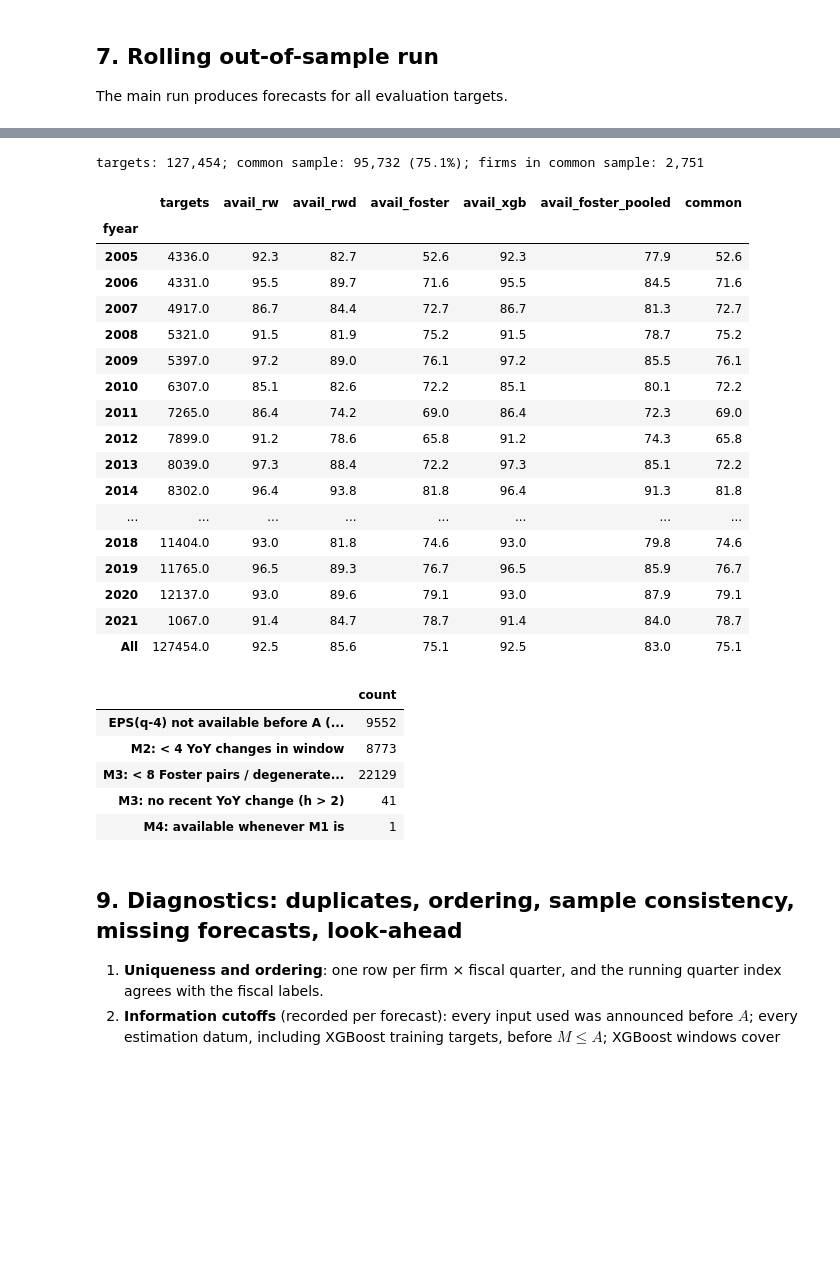
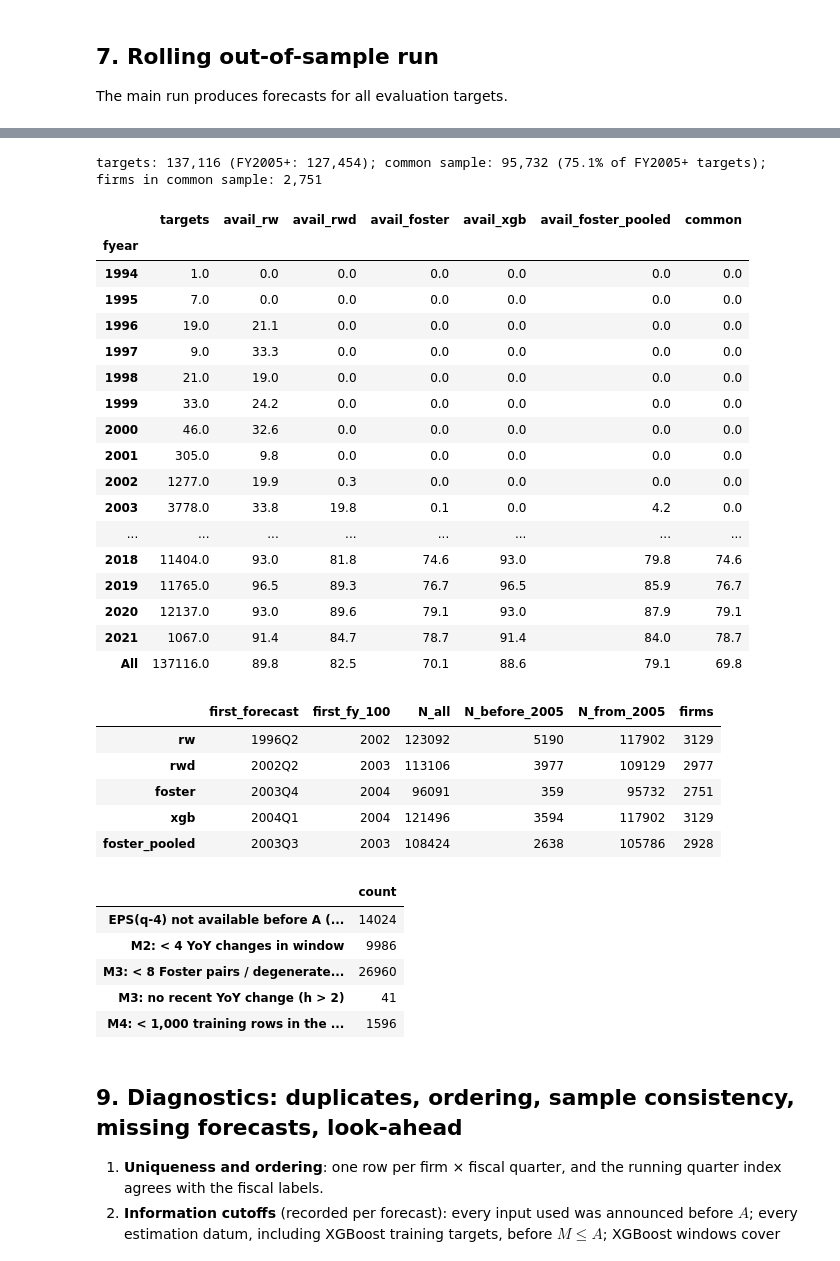
Before and after one commit to csillagbalazs/earnings_prediction, a Jupyter notebook: notebooks/eps_forecasting.ipynb, the cells around one changed output, grey strips where cells are left out. Cells and saved outputs as stored; diff of their text form; code cells hidden in the pictures; blank space fills up the shorter version.

```diff
--- a/notebooks/eps_forecasting.ipynb
+++ b/notebooks/eps_forecasting.ipynb
@@ -439,7 +447,7 @@ tgt = fqt[fqt.is_target].copy()
 tgt['fi'] = FIRM_IDX[tgt.permno].to_numpy()
 tgt['ci'] = (tgt.t - T_BASE).to_numpy()
 tgt = tgt.sort_values(['ann_date', 'permno']).reset_index(drop=True)
-rec = fqt[fqt.usable & (fqt.fy >= FIRST_INFO_FY)]
+rec = fqt[fqt.usable]
 REC_FI = FIRM_IDX[rec.permno].to_numpy()
 REC_CI = (rec.t - T_BASE).to_numpy()
 print(f'{len(firms):,} firms x {N_T} quarters; {len(tgt):,} evaluation targets; '
@@ -524,6 +532,8 @@ def pooled_phi(E, D, ci, M):
         warnings.simplefilter('ignore', RuntimeWarning)
         sc = np.maximum(np.nanmean(np.abs(w[:, :12]), 1), SCALE_FLOOR)[:, None]
     pair = pair & keep[:, None]
+    if pair.sum() < MIN_POOLED_PAIRS:                            # earliest windows: too little history
+        return np.nan
     xs, ys = x / sc, y / sc
     lo_x, hi_x = np.quantile(xs[pair], [0.01, 0.99])
     lo_y, hi_y = np.quantile(ys[pair], [0.01, 0.99])
@@ -610,6 +624,9 @@ def tune_xgb(meta, X, year):
     win = (meta.ci >= t_ref - WINDOW) & (meta.ci <= t_ref - 1) & (meta.A < C) & meta.y.notna()
     val = win & (meta.A >= V)                                # targets announced during year-1
     fit = win & (meta.A < V)                                 # targets announced before year-1
+    if fit.sum() < MIN_TUNE_ROWS or val.sum() < MIN_TUNE_ROWS:   # too little history: fixed a-priori parameters
+        return {'year': year, 'n_fit': int(fit.sum()), 'n_val': int(val.sum()), 'cutoff': int(C), 'tuned': False,
+                'params': dict(XGB_FALLBACK), 'val_rmse': np.nan, 'grid': None}
     lo, hi = np.quantile(meta.y[fit], [0.01, 0.99])
     yf, yv = meta.y[fit].clip(lo, hi), meta.y[val].clip(lo, hi)
     res = []
@@ -620,7 +637,7 @@ def tune_xgb(meta, X, year):
     res = pd.DataFrame(res).sort_values('val_rmse')
     best = res.iloc[0]
     return {'year': year, 'n_fit': int(fit.sum()), 'n_val': int(val.sum()), 'max_fit_A': int(meta.A[fit].max()),
-            'max_val_A': int(meta.A[val].max()), 'cutoff': int(C),
+            'max_val_A': int(meta.A[val].max()), 'cutoff': int(C), 'tuned': True,
             'params': {k: (int(best[k]) if k != 'reg_lambda' else float(best[k]))
                        for k in ('max_depth', 'min_child_weight', 'reg_lambda', 'n_estimators')},
             'val_rmse': float(best.val_rmse), 'grid': res}
@@ -697,14 +714,14 @@ def run_pipeline(E, D, tg_fi, tg_ci, rec_fi, rec_ci, years, verbose=True):
 ## 7. Rolling out-of-sample run
 The main run produces forecasts for all evaluation targets.
 # %%
-YEARS = list(range(FIRST_FY, int(tgt.ann_date.dt.year.max()) + 1))
+YEARS = list(range(int(tgt.ann_date.dt.year.min()), int(tgt.ann_date.dt.year.max()) + 1))
 t0 = time.time()
 res, TUNED, BATCH_LOG, META, XFEAT = run_pipeline(E, D, tgt.fi.to_numpy(), tgt.ci.to_numpy(), REC_FI, REC_CI, YEARS)
 RUNTIME_MAIN = time.time() - t0
 print(f'main run: {RUNTIME_MAIN / 60:.1f} min')
 
-tune_tab = pd.DataFrame([{'year': y, **v['params'], 'val_rmse': v['val_rmse'], 'n_fit': v['n_fit'],
-                          'n_val': v['n_val']} for y, v in TUNED.items()]).set_index('year')
+tune_tab = pd.DataFrame([{'year': y, 'tuned': v['tuned'], **v['params'], 'val_rmse': v['val_rmse'],
+                          'n_fit': v['n_fit'], 'n_val': v['n_val']} for y, v in TUNED.items()]).set_index('year')
 display(tune_tab)
 tune_tab.to_csv(TAB_DIR / 'xgb_tuning_by_year.csv')
 # %% [output]
@@ -753,59 +770,80 @@ fc = fc.rename(columns={'fy': 'fyear', 'fq': 'fqtr', 'eps': 'eps_actual'})
 fc.insert(1, 'firm_id', FIRM_IDX[fc.permno].to_numpy() + 1)
 fc = pd.concat([fc.reset_index(drop=True), res.drop(columns=['fi', 'ci', 'A', 'M']).reset_index(drop=True)], axis=1)
 fc['est_cutoff'] = from_day(res.M)
 fc['win_start'], fc['win_end'] = fperiod(fc.t - WINDOW), fperiod(fc.t - 1)
 fc['lag1_avail'] = fc.h_avail.eq(1)
 for m in MODELS + ['foster_pooled']:
     fc[f'e_{m}'] = fc.eps_actual - fc[f'f_{m}']
     fc[f'avail_{m}'] = fc[f'f_{m}'].notna()
-fc['common'] = fc[[f'avail_{m}' for m in MODELS]].all(axis=1)
+fc['common'] = fc[[f'avail_{m}' for m in MODELS]].all(axis=1) & (fc.fyear >= FIRST_FY)
+fc['xgb_tuned'] = fc.xgb_tune_year.map(lambda y: float(TUNED[int(y)]['tuned']) if pd.notna(y) else np.nan)
+fc_cmp = fc[fc.fyear >= FIRST_FY]                    # comparison-period targets
 fc['max_input_date'] = from_day(np.maximum(fc.max_input_day_firm, fc.max_input_day_xgb.fillna(-1)))
 fc['max_est_date'] = from_day(np.maximum(fc.max_est_day_firm, fc.xgb_train_max_day.fillna(-1)))
 fc['xgb_train_max_ann'] = from_day(fc.xgb_train_max_day)
 
 avail = (fc.groupby('fyear')[[f'avail_{m}' for m in MODELS + ['foster_pooled']] + ['common']].mean() * 100)
 avail.insert(0, 'targets', fc.groupby('fyear').size())
 avail.loc['All'] = [len(fc)] + list(fc[[f'avail_{m}' for m in MODELS + ['foster_pooled']] + ['common']].mean() * 100)
 avail.to_csv(TAB_DIR / 'availability_by_year.csv')
-print(f'targets: {len(fc):,}; common sample: {fc.common.sum():,} ({fc.common.mean():.1%}); '
+print(f'targets: {len(fc):,} (FY{FIRST_FY}+: {len(fc_cmp):,}); common sample: {fc.common.sum():,} '
+      f'({fc.common.sum() / len(fc_cmp):.1%} of FY{FIRST_FY}+ targets); '
       f'firms in common sample: {fc.loc[fc.common, "permno"].nunique():,}')
 display(avail.round(1))
+
+# each model's own longest forecast period
+cover = {}
+for m in MODELS + ['foster_pooled']:
+    s_ = fc[fc[f'avail_{m}']]
+    n_y = s_.groupby('fyear').size()
+    cover[m] = {'first_forecast': fperiod([s_.t.min()])[0], 'first_fy_100': int(n_y[n_y >= 100].index.min()),
+                'N_all': len(s_), f'N_before_{FIRST_FY}': int((s_.fyear < FIRST_FY).sum()),
+                f'N_from_{FIRST_FY}': int((s_.fyear >= FIRST_FY).sum()), 'firms': s_.permno.nunique()}
+cover = pd.DataFrame(cover).T
+cover.to_csv(TAB_DIR / 'model_coverage.csv')
+display(cover)
 
 # why are forecasts missing?
 why = pd.Series({
     'EPS(q-4) not available before A (all models)': (~fc.avail_rw).sum(),
     'M2: < 4 YoY changes in window': (fc.avail_rw & ~fc.avail_rwd).sum(),
     'M3: < 8 Foster pairs / degenerate regressor': (fc.avail_rw & (fc.n_pairs_foster < MIN_PAIRS_FOSTER)).sum(),
     'M3: no recent YoY change (h > 2)': (fc.avail_rw & (fc.n_pairs_foster >= MIN_PAIRS_FOSTER)
                                          & fc.foster_h.isna()).sum(),
-    'M4: available whenever M1 is': int((fc.avail_rw & ~fc.avail_xgb).sum() == 0)})
+    'M4: < 1,000 training rows in the window': (fc.avail_rw & ~fc.avail_xgb).sum()})
 display(why.to_frame('count'))
 # %% [output]
-targets: 127,454; common sample: 95,732 (75.1%); firms in common sample: 2,751
+targets: 137,116 (FY2005+: 127,454); common sample: 95,732 (75.1% of FY2005+ targets); firms in common sample: 2,751
 |  | targets | avail_rw | avail_rwd | avail_foster | avail_xgb | avail_foster_pooled | common |
 | fyear |  |  |  |  |  |  |  |
-| 2005 | 4336.0 | 92.3 | 82.7 | 52.6 | 92.3 | 77.9 | 52.6 |
-| 2006 | 4331.0 | 95.5 | 89.7 | 71.6 | 95.5 | 84.5 | 71.6 |
-| 2007 | 4917.0 | 86.7 | 84.4 | 72.7 | 86.7 | 81.3 | 72.7 |
-| 2008 | 5321.0 | 91.5 | 81.9 | 75.2 | 91.5 | 78.7 | 75.2 |
-| 2009 | 5397.0 | 97.2 | 89.0 | 76.1 | 97.2 | 85.5 | 76.1 |
-| 2010 | 6307.0 | 85.1 | 82.6 | 72.2 | 85.1 | 80.1 | 72.2 |
-| 2011 | 7265.0 | 86.4 | 74.2 | 69.0 | 86.4 | 72.3 | 69.0 |
-| 2012 | 7899.0 | 91.2 | 78.6 | 65.8 | 91.2 | 74.3 | 65.8 |
-| 2013 | 8039.0 | 97.3 | 88.4 | 72.2 | 97.3 | 85.1 | 72.2 |
-| 2014 | 8302.0 | 96.4 | 93.8 | 81.8 | 96.4 | 91.3 | 81.8 |
+| 1994 | 1.0 | 0.0 | 0.0 | 0.0 | 0.0 | 0.0 | 0.0 |
+| 1995 | 7.0 | 0.0 | 0.0 | 0.0 | 0.0 | 0.0 | 0.0 |
+| 1996 | 19.0 | 21.1 | 0.0 | 0.0 | 0.0 | 0.0 | 0.0 |
+| 1997 | 9.0 | 33.3 | 0.0 | 0.0 | 0.0 | 0.0 | 0.0 |
+| 1998 | 21.0 | 19.0 | 0.0 | 0.0 | 0.0 | 0.0 | 0.0 |
+| 1999 | 33.0 | 24.2 | 0.0 | 0.0 | 0.0 | 0.0 | 0.0 |
+| 2000 | 46.0 | 32.6 | 0.0 | 0.0 | 0.0 | 0.0 | 0.0 |
+| 2001 | 305.0 | 9.8 | 0.0 | 0.0 | 0.0 | 0.0 | 0.0 |
+| 2002 | 1277.0 | 19.9 | 0.3 | 0.0 | 0.0 | 0.0 | 0.0 |
+| 2003 | 3778.0 | 33.8 | 19.8 | 0.1 | 0.0 | 4.2 | 0.0 |
 | ... | ... | ... | ... | ... | ... | ... | ... |
 | 2018 | 11404.0 | 93.0 | 81.8 | 74.6 | 93.0 | 79.8 | 74.6 |
 | 2019 | 11765.0 | 96.5 | 89.3 | 76.7 | 96.5 | 85.9 | 76.7 |
 | 2020 | 12137.0 | 93.0 | 89.6 | 79.1 | 93.0 | 87.9 | 79.1 |
 | 2021 | 1067.0 | 91.4 | 84.7 | 78.7 | 91.4 | 84.0 | 78.7 |
-| All | 127454.0 | 92.5 | 85.6 | 75.1 | 92.5 | 83.0 | 75.1 |
+| All | 137116.0 | 89.8 | 82.5 | 70.1 | 88.6 | 79.1 | 69.8 |
-|  | count |
-| EPS(q-4) not available before A (... | 9552 |
-| M2: < 4 YoY changes in window | 8773 |
-| M3: < 8 Foster pairs / degenerate... | 22129 |
-| M3: no recent YoY change (h > 2) | 41 |
-| M4: available whenever M1 is | 1 |
+|  | first_forecast | first_fy_100 | N_all | N_before_2005 | N_from_2005 | firms |
+| rw | 1996Q2 | 2002 | 123092 | 5190 | 117902 | 3129 |
+| rwd | 2002Q2 | 2003 | 113106 | 3977 | 109129 | 2977 |
+| foster | 2003Q4 | 2004 | 96091 | 359 | 95732 | 2751 |
+| xgb | 2004Q1 | 2004 | 121496 | 3594 | 117902 | 3129 |
+| foster_pooled | 2003Q3 | 2003 | 108424 | 2638 | 105786 | 2928 |
+|  | count |
+| EPS(q-4) not available before A (... | 14024 |
+| M2: < 4 YoY changes in window | 9986 |
+| M3: < 8 Foster pairs / degenerate... | 26960 |
+| M3: no recent YoY change (h > 2) | 41 |
+| M4: < 1,000 training rows in the ... | 1596 |
 # %% [markdown]
 ## 9. Diagnostics: duplicates, ordering, sample consistency, missing forecasts, look-ahead
 
```
Also changed, not shown: parts of 20 cells of this notebook, 16 other files.
